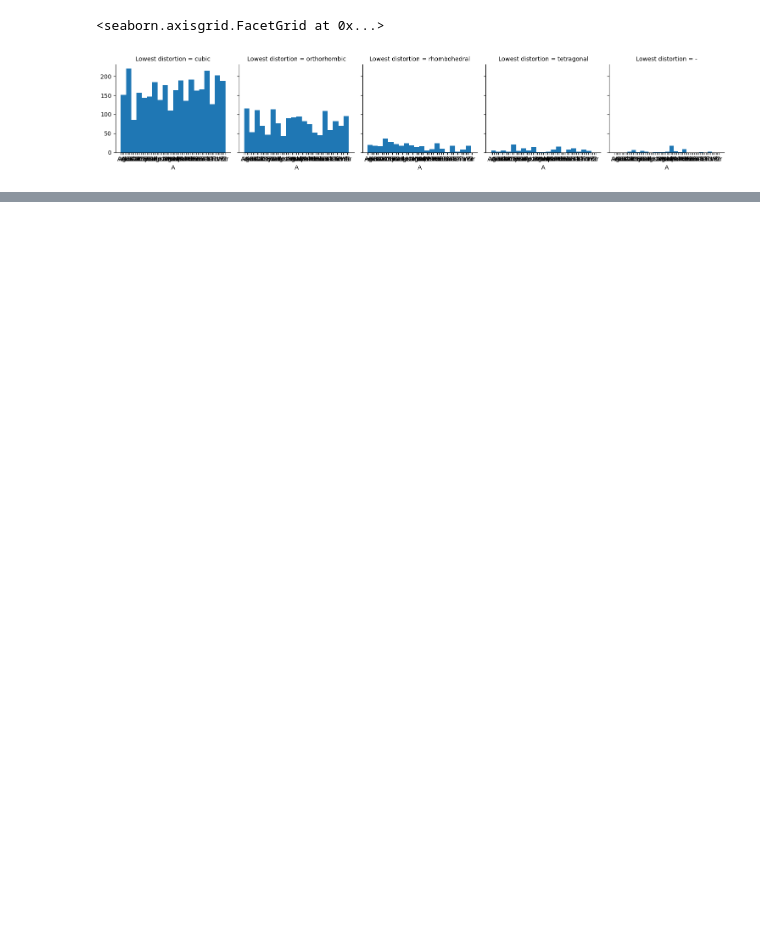
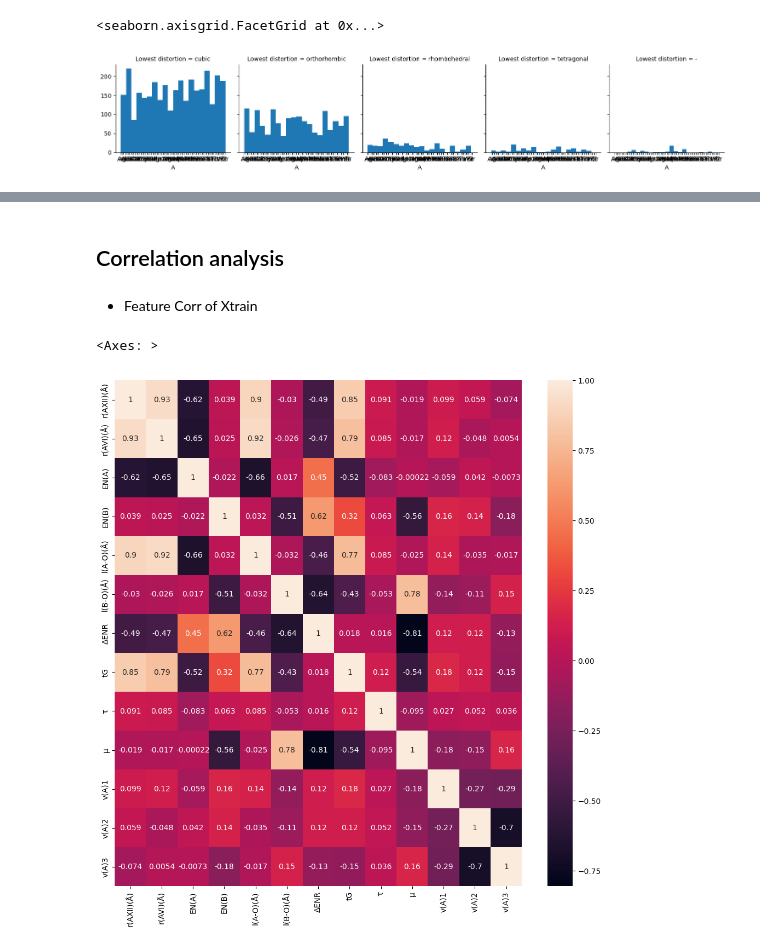
Before and after one commit to Zerin-Yeasmin/ABO3_Perovskites_Classification, a Jupyter notebook: Notebook/EDA.ipynb, the cells around one changed output, grey strips where cells are left out. Saved outputs shown, nothing was run; the diff lists cells and outputs as text; code cells hidden in the pictures; blank space fills up the shorter version.

```diff
--- a/Notebook/EDA.ipynb
+++ b/Notebook/EDA.ipynb
@@ -304,0 +391,7 @@ train_df_new
+# %%
+ytrain = train_df_new['Lowest distortion']
+Xtrain = train_df_new.drop(['Lowest distortion'], axis=1)
+print("Xtrain")
+pdisplay(Xtrain.dtypes)
+print("ytrain")
+pdisplay(pd.DataFrame(ytrain).dtypes)
@@ -304,0 +417,10 @@ train_df_new
+# %% [markdown]
+## Correlation analysis
+# %% [markdown]
+- Feature Corr of Xtrain
+# %%
+plt.figure(figsize=(12,12))
+sns.heatmap(Xtrain.corr(), annot=True)
+# %% [output]
+<Axes: >
+[figure, added]
```
Also changed, not shown: parts of 42 cells of this notebook, 3 other files.
